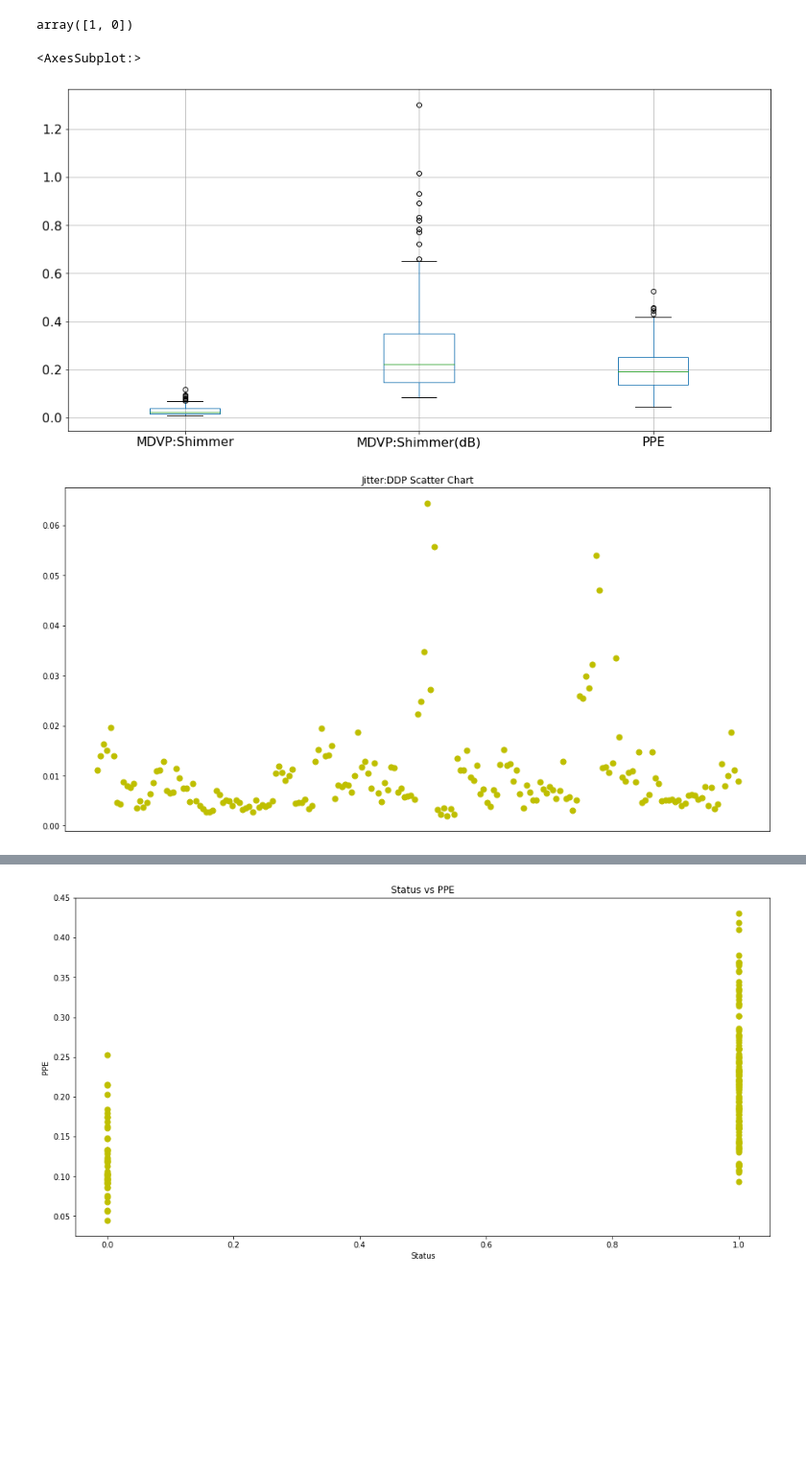
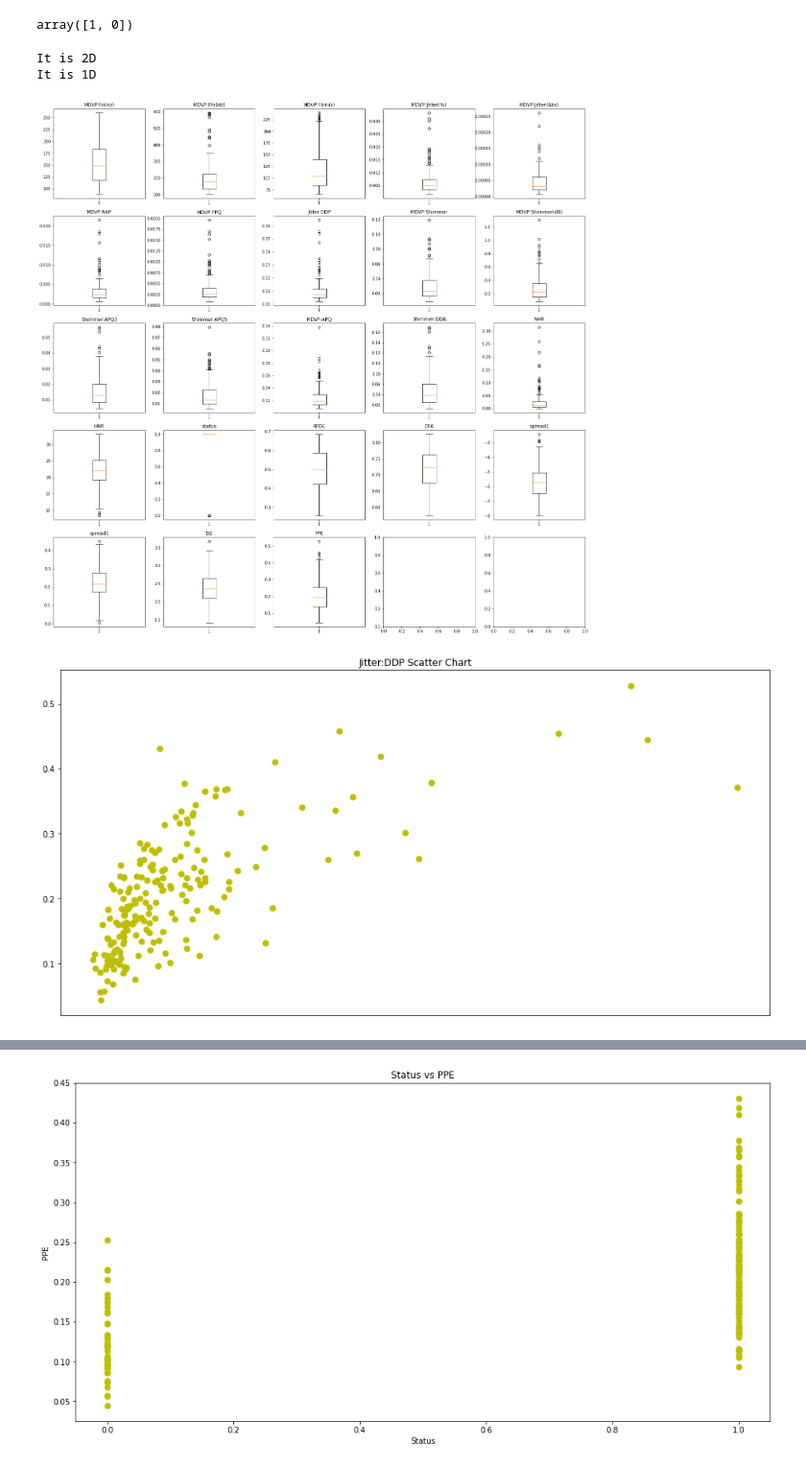
Before and after one commit to meganjacob/CodeDay-Labs, a Jupyter notebook: Yusa/parkinsons-Yusa.ipynb, the cells around one changed output, grey strips where cells are left out. Shown at 96% size. Drawn from its saved outputs; the diff is of its cells as text; code cells hidden in the pictures; blank space fills up the shorter version.

```diff
--- a/Yusa/parkinsons-Yusa.ipynb
+++ b/Yusa/parkinsons-Yusa.ipynb
@@ -70,18 +51,26 @@ colms = ["MDVP:Shimmer", "MDVP:Shimmer(dB)", "PPE"]
 # %%
-#outliers are the values that are away from the box
-df.boxplot(column=colms, figsize=(16, 8), fontsize=16)
+#plot outliers for each column
+colms = df.columns
+fig, axes = plt.subplots(5,5, figsize=(24,24))
+print(f"It is {axes.ndim}D")
+axes = axes.flatten()
+print(f"It is {axes.ndim}D")
+for i in range(len(colms)):
+    axes[i].boxplot(df.iloc[:,i])
+    axes[i].set_title(colms[i])
 # %% [output]
-<AxesSubplot:>
+It is 2D
+It is 1D
-[figure, old version]
+[figure, new version]
 # %%
 #scatter plot for displaying outliers
 plt.figure(figsize=(16,8))
-plt.scatter(list(df.index), df["Jitter:DDP"], c="y", s=50)
+plt.scatter(df["Jitter:DDP"], df["PPE"], c="y", s=50)
 plt.title("Jitter:DDP Scatter Chart")
 plt.xticks([])
 plt.show()
 # %% [output]
-[figure, old version]
+[figure, new version]
 # %%
 #find outliners
 abs_z_score = np.abs(stats.zscore(df)) #get absolute z score
```
Also changed, not shown: parts of 29 cells of this notebook.
